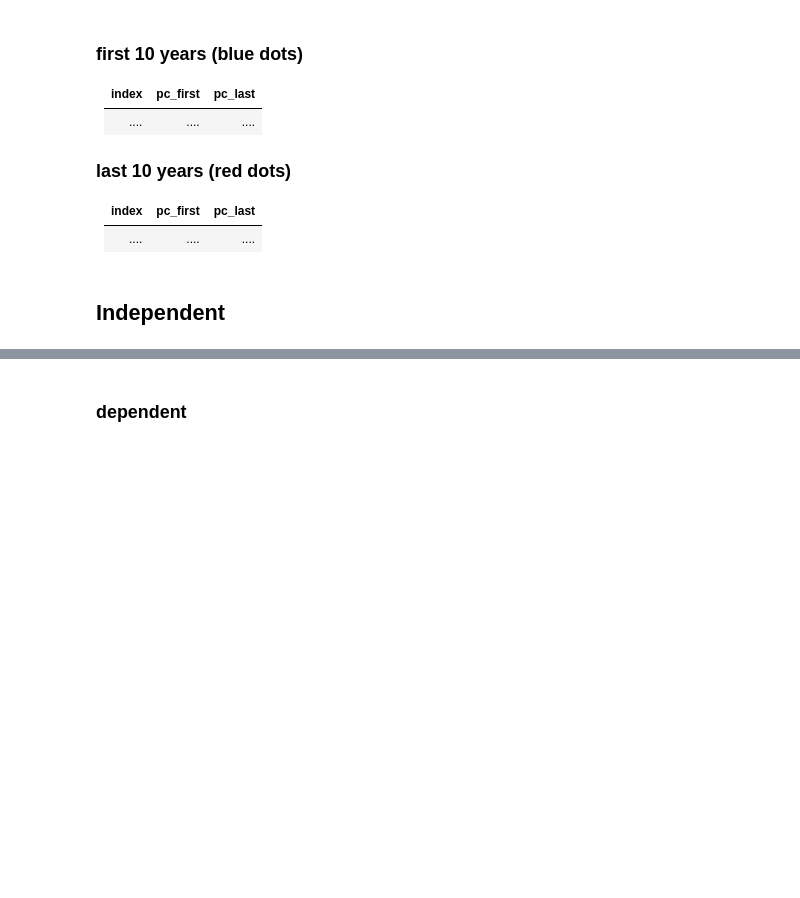
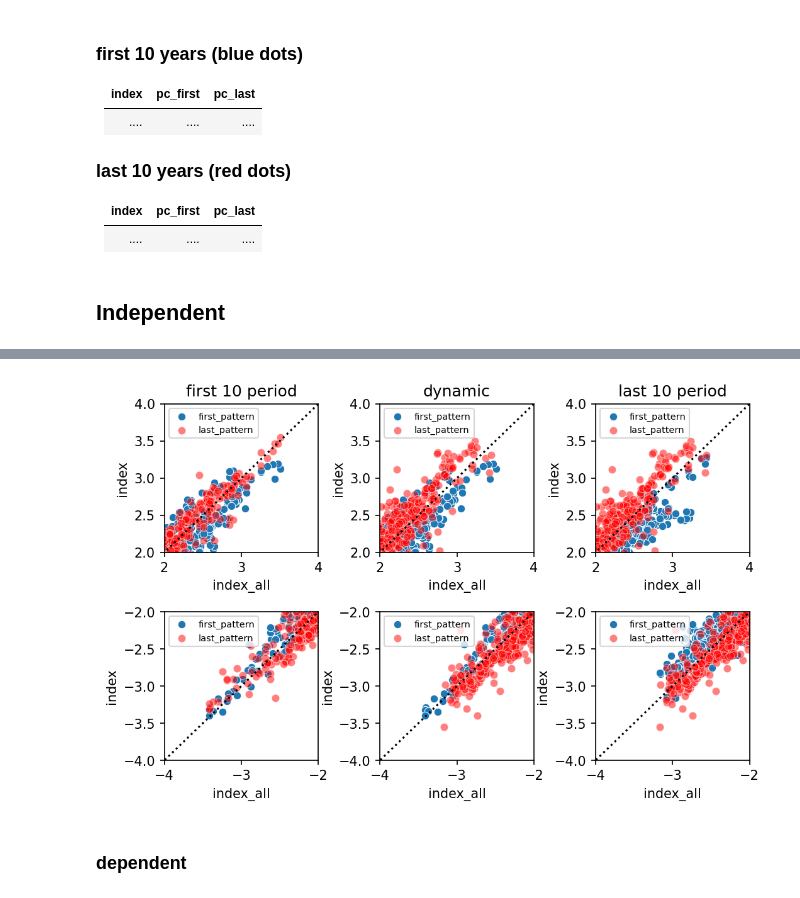
Before and after one commit to liuquan18/Teleconnection, a Jupyter notebook: scripts/IndexDiffPattern_analyze.ipynb, the cells around one changed output, grey strips where cells are left out. Cells and saved outputs as stored; diff of their text form; code cells hidden in the pictures; blank space fills up the shorter version.

```diff
--- a/scripts/IndexDiffPattern_analyze.ipynb
+++ b/scripts/IndexDiffPattern_analyze.ipynb
@@ -83,3 +81,11 @@ Text(0.5, 0.98, 'last 10 periods onto different patterns')
+# %%
+sept.scatter_extreme([ind_first_first_all,ind_first_last_all],
+                     [ind_first_first_all, ind_last_last_all],
+                     [ind_last_first_all, ind_last_last_all],
+                     mode = 'EA'
+    )
+# %% [output]
+[figure, added]
 # %% [markdown]
 ### dependent
 # %%
```
Also changed, not shown: parts of 7 cells of this notebook, 1 other file.
